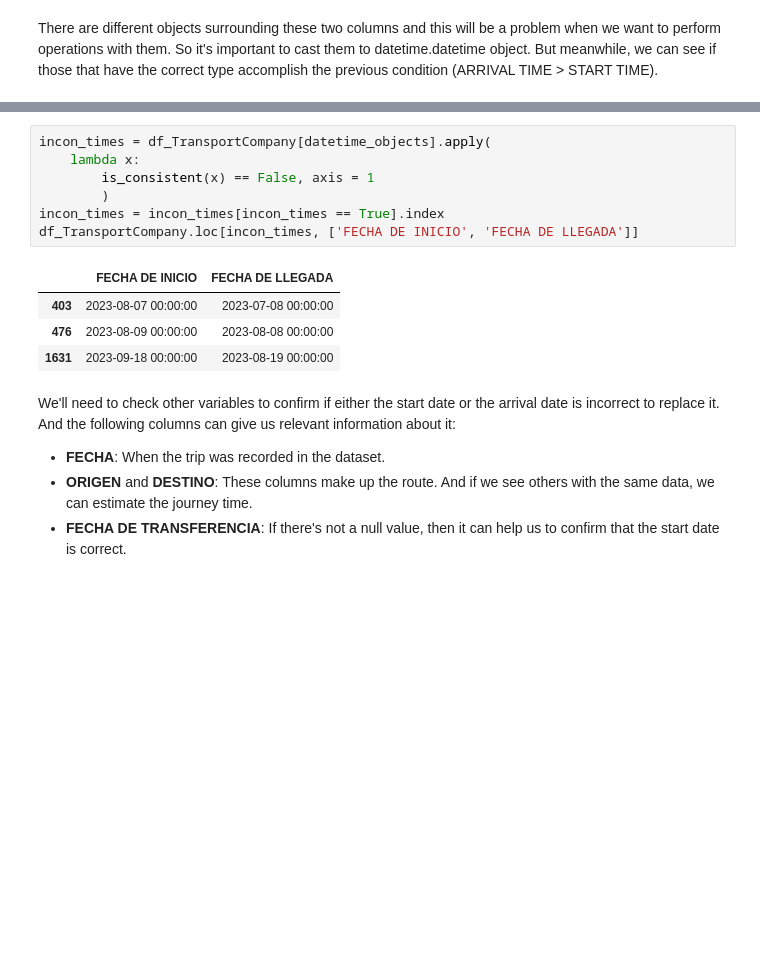
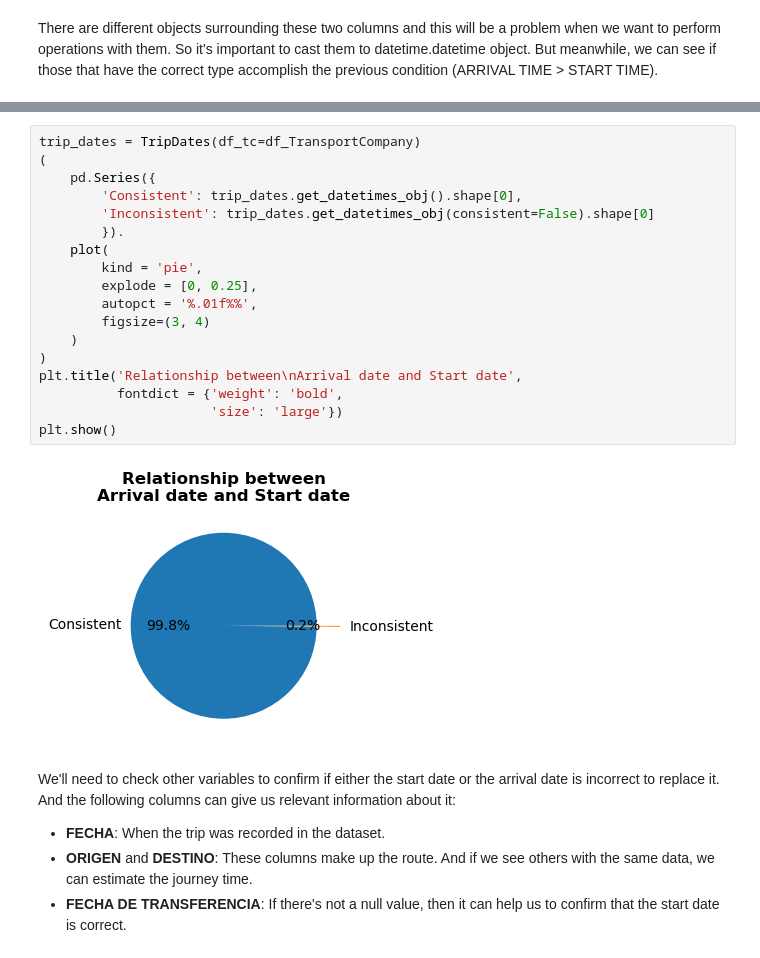
Before and after one commit to CarlosFOL/Transport_Company_Analysis, a Jupyter notebook: notebooks/data_cleaning.ipynb, the cells around one changed output, grey strips where cells are left out. Drawn from its saved outputs; the diff is of its cells as text; blank space fills up the shorter version.

```diff
--- a/notebooks/data_cleaning.ipynb
+++ b/notebooks/data_cleaning.ipynb
@@ -437,15 +425,23 @@ plt.show()
-# %%
-incon_times = df_TransportCompany[datetime_objects].apply(
-    lambda x:
-        is_consistent(x) == False, axis = 1
-        )
-incon_times = incon_times[incon_times == True].index
-df_TransportCompany.loc[incon_times, ['FECHA DE INICIO', 'FECHA DE LLEGADA']]
-# %% [output]
-|  | FECHA DE INICIO | FECHA DE LLEGADA |
-| 403 | 2023-08-07 00:00:00 | 2023-07-08 00:00:00 |
-| 476 | 2023-08-09 00:00:00 | 2023-08-08 00:00:00 |
-| 1631 | 2023-09-18 00:00:00 | 2023-08-19 00:00:00 |
+# %%
+trip_dates = TripDates(df_tc=df_TransportCompany)
+(
+    pd.Series({
+        'Consistent': trip_dates.get_datetimes_obj().shape[0],
+        'Inconsistent': trip_dates.get_datetimes_obj(consistent=False).shape[0]
+        }).
+    plot(
+        kind = 'pie',
+        explode = [0, 0.25],
+        autopct = '%.01f%%',
+        figsize=(3, 4)
+    )
+)
+plt.title('Relationship between\nArrival date and Start date',
+          fontdict = {'weight': 'bold',
+                      'size': 'large'})
+plt.show()
+# %% [output]
+[figure, added]
 # %% [markdown]
 We'll need to check other variables to confirm if either the start date or the arrival date is incorrect to replace it. And the following columns can give us relevant information about it:
 * **FECHA**: When the trip was recorded in the dataset.
```
Also changed, not shown: parts of 22 cells of this notebook, 4 other files.
